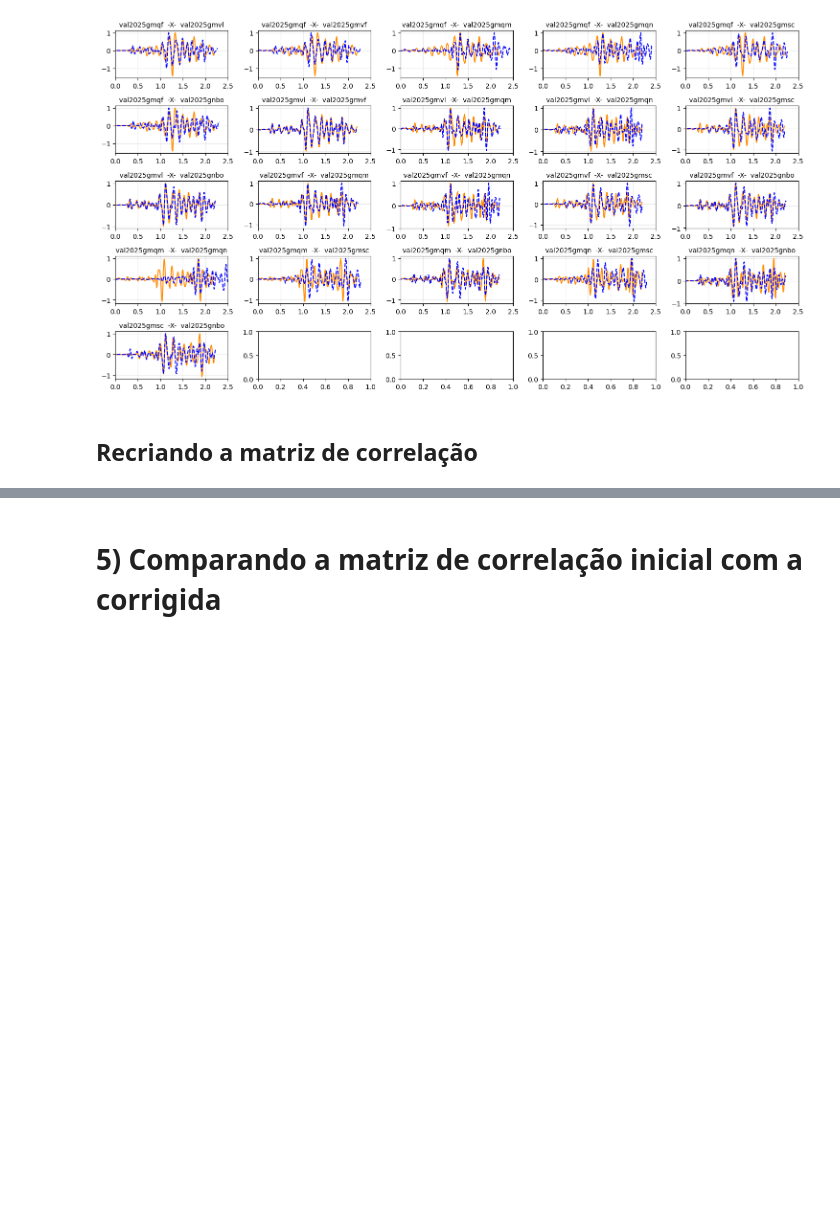
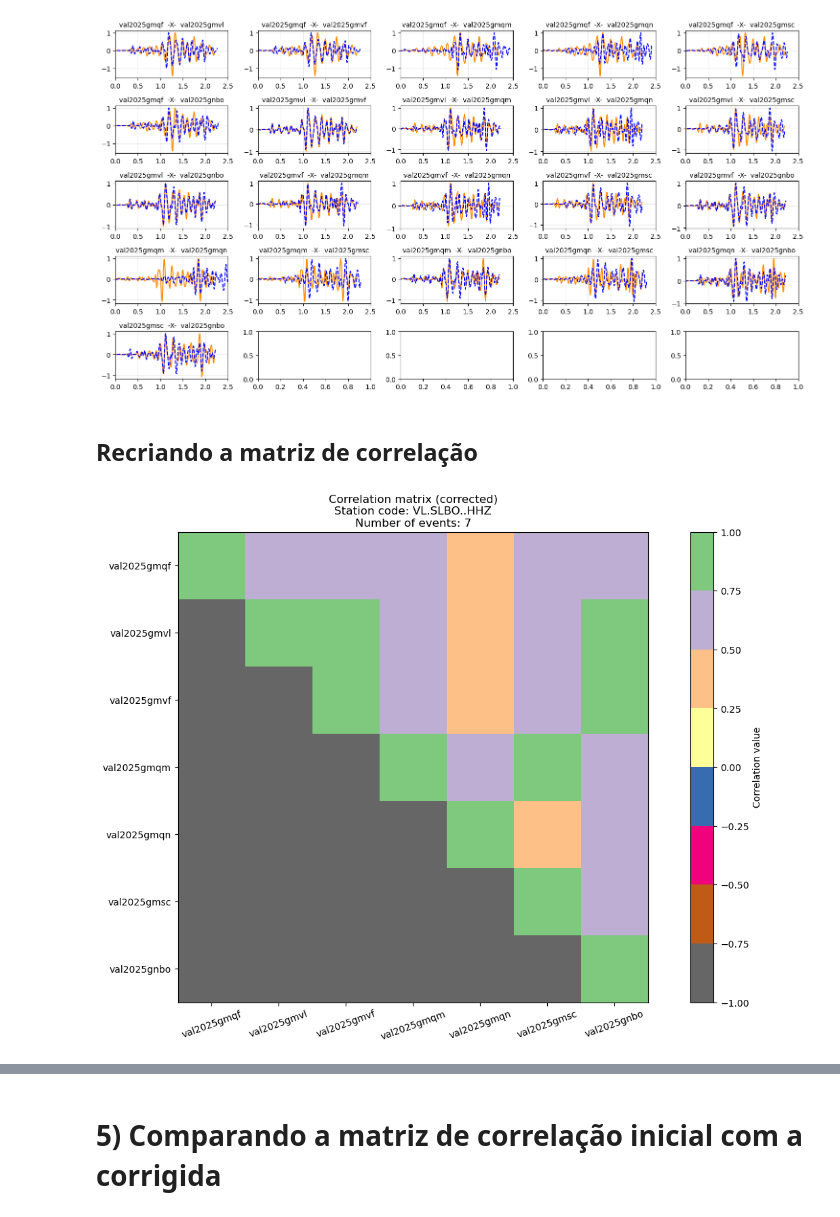
Before and after one commit to FernandoL12/IC-Seismology-2025, a Jupyter notebook: Correlation.ipynb, the cells around one changed output, grey strips where cells are left out. Saved outputs shown, nothing was run; the diff lists cells and outputs as text; code cells hidden in the pictures; blank space fills up the shorter version.

```diff
--- a/Correlation.ipynb
+++ b/Correlation.ipynb
@@ -426,104 +513,8 @@ plt.tight_layout()
 # %% [markdown]
 ## Recriando a matriz de correlação
 # %%
-# Fazendo a correção do pick da onda P
-
-# Recriando o gráfico de correlação pós ajuste
-Mcorr = np.ones([size, size])
-
-# Criando duas listas para arnazenar os lag e as formas de ondas pós correlação
-info_dict = {'data1':[], 'data2':[],'lags':[],'corr':[], 'offset' : [], 'title': []}
-
-# Definindo os parâmetros para evpicks e evtrace
-# 1) Filtro aplicado
-fmin = 5.0
-fmax = 15.0
-
-# 2) tamanho do 1o e do 2o traço, em tempo relativo ao pick da onda P
-start1 = 0.2
-start2 = 4
-diff_start = abs(start2 - start1)
-
-end1 = 2
-end2 = 2
-
-maxshift = 20 # [s]
-
-# Laço que passa por todos os eventos em ev_id e faz a leitura e correção do pick de P para as réplicas que foram
-# registradas pela variável "station"
-
-for i in range(len(ev_id)):
-    # Passa a lista ev_id e tira os dados da "station"
-    for s1, t1 in evpicks(ev_id[i], phases=['P']):
-        if s1 == station:
-            data1, _, times1 = evtrace(station, t1, t1-start1, t1+end1, fmin, fmax)
-            dt = data1.stats.delta
-
-            # Passa a lista ev_id e tira as formas de ondas dos demais eventos que aconteceram em "station"
-            for j in range(i + 1, len(ev_id)):
-                for s2, t2 in evpicks(ev_id[j], phases=['P']):
-                    if s2 == station:
-                        # Aqui vai ser feito uma análise com um chute inicial
-                        data2, _, times2 = evtrace(station, t2, t2-start2, t2+end2, fmin, fmax)
-                        corr = correlate(data1.data, data2.data, mode='valid')
-                        lags = correlation_lags(len(data1.data), len(data2.data), mode='valid')
-
-                        if abs(lags[corr.argmax()] * dt) <= maxshift:
-                            OFFSET = lags[corr.argmax()] * dt
-                        else:
-                            OFFSET = 0
-                        FACTOR1 = 1/np.max(data1.data)
-                        FACTOR2 = 1/np.max(data2.data)
-
-                        info_dict['data1'].append(data1)
-                        info_dict['data2'].append(data2)
-                        info_dict['lags'].append(lags)
-                        info_dict['corr'].append(corr)
-                        info_dict['offset'].append(OFFSET)
-                        info_dict['title'].append(f'{ev_id[i]}  -X-  {ev_id[j]}')
-
-
-                        # Constrói matriz
-                        t1    = data1.times()
-                        t2    = data2.times() + OFFSET
-
-                        index1   = bisect.bisect_left(t2, 0) #next(i for i, t in enumerate(t2) if t >= 0)
-                        index2   = bisect.bisect_left(t2, np.max(t1)) #next(i for i, t in enumerate(t2) if t >= np.max(t1))
-
-                        if len(data1) != len(data2[index1:index2]):
-                            # print(i, j)
-                            # print(t1)
-                            # print(len(t1))
-                            # print(OFFSET)
-                            # print(len(t2[index1:index2]))
-                            # print(t2[index1:index2])
-
-                            if len(data2[index1:index2]) < len(data1):
-                                index2+=1
-                            elif len(data2[index1:index2]) > len(data1):
-                                index2-=1
-                        # print(data1.times()[220])
-                        data1, data2 = same_length(data1, data2, -0.1, n_samples=100)
-                        try:
-                            Mcorr[i,j] = np.corrcoef(data1, data2)[0][1]
-                        except:
-                            Mcorr[i,j] = 0
-
-for i in range(size):
-    for j in range(size):
-        if j>i:
-            Mcorr[j][i] = -1
-#################################
-# Plota o gráfico (está em uma célula a parte, pois se for mudar a paleta de cores não demora tanto)
-Max = np.max(np.abs(Mcorr))
-Min = -Max
-plt.figure(figsize=(8, 8))
-plt.imshow(Mcorr, cmap='Accent_r', vmin = Min, vmax = Max)
-plt.colorbar(label='Correlation value')
-plt.xticks(range(len(ev_id)), ev_id, rotation=20)
-plt.yticks(range(len(ev_id)), ev_id)
-plt.title(f'Correlation matrix (corrected)\nStation code: {station}\nNumber of events: {len(ev_id)}')
-plt.show()
+Mcorr=corr_matrix(ev_id, station, t0=0, phase=["P"], fmin=5,fmax=15, start1=0.2,start2=4, end1=2,end2=2, maxshift=20, n_samples=None, plot=True, figsize=(16,9), cmap='Accent_r')
 
 plot_matrix(ev_id, Mcorr)
 # %% [output]
+[figure, added]
```
Also changed, not shown: parts of 16 cells of this notebook, 1 other file.
